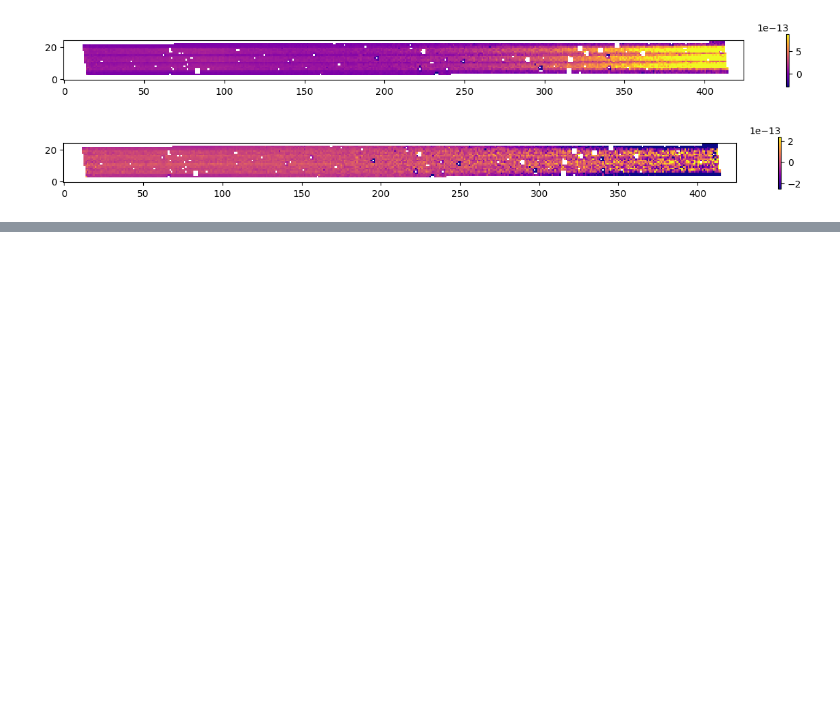
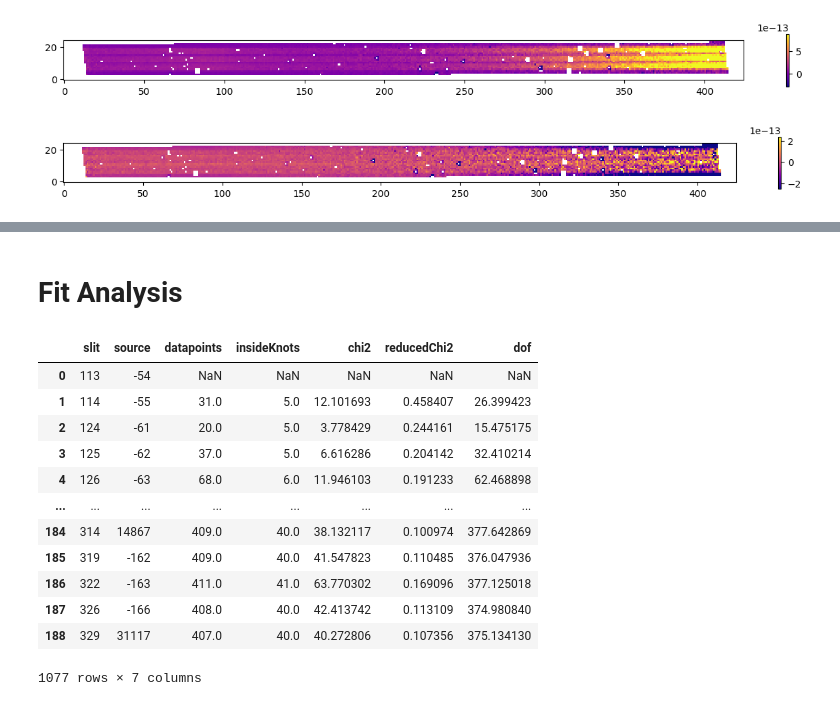
Before and after one commit to TimEpsilon/BetterNIRSpecBackground, a Jupyter notebook: BNBG/Notebooks/ArtifactSearching.ipynb, the cells around one changed output, grey strips where cells are left out. Cells and saved outputs as stored; diff of their text form; code cells hidden in the pictures; blank space fills up the shorter version.

```diff
--- a/BNBG/Notebooks/ArtifactSearching.ipynb
+++ b/BNBG/Notebooks/ArtifactSearching.ipynb
@@ -425,0 +461,22 @@ result = spec2.run(directory+"jw01345063001_03101_00001_nrs1_rate.fits")
+# %% [markdown]
+# Fit Analysis
+# %%
+directory = '/home/tim-dewachter/Documents/Thèse/BetterNIRSpecBackground/mastDownload/JWST/CEERS-NIRSPEC-P5-PRISM-MSATA/'
+csvs = glob(directory + '*.csv')
+csvs = [pd.read_csv(_,sep="\t") for _ in csvs]
+csv = pd.concat(csvs)
+csv
+# %% [output]
+|  | slit | source | datapoints | insideKnots | chi2 | reducedChi2 | dof |
+| 0 | 113 | -54 | NaN | NaN | NaN | NaN | NaN |
+| 1 | 114 | -55 | 31.0 | 5.0 | 12.101693 | 0.458407 | 26.399423 |
+| 2 | 124 | -61 | 20.0 | 5.0 | 3.778429 | 0.244161 | 15.475175 |
+| 3 | 125 | -62 | 37.0 | 5.0 | 6.616286 | 0.204142 | 32.410214 |
+| 4 | 126 | -63 | 68.0 | 6.0 | 11.946103 | 0.191233 | 62.468898 |
+| ... | ... | ... | ... | ... | ... | ... | ... |
+| 184 | 314 | 14867 | 409.0 | 40.0 | 38.132117 | 0.100974 | 377.642869 |
+| 185 | 319 | -162 | 409.0 | 40.0 | 41.547823 | 0.110485 | 376.047936 |
+| 186 | 322 | -163 | 411.0 | 41.0 | 63.770302 | 0.169096 | 377.125018 |
+| 187 | 326 | -166 | 408.0 | 40.0 | 42.413742 | 0.113109 | 374.980840 |
+| 188 | 329 | 31117 | 407.0 | 40.0 | 40.272806 | 0.107356 | 375.134130 |
+1077 rows × 7 columns
```
Also changed, not shown: parts of 7 cells of this notebook, 4 other files.
